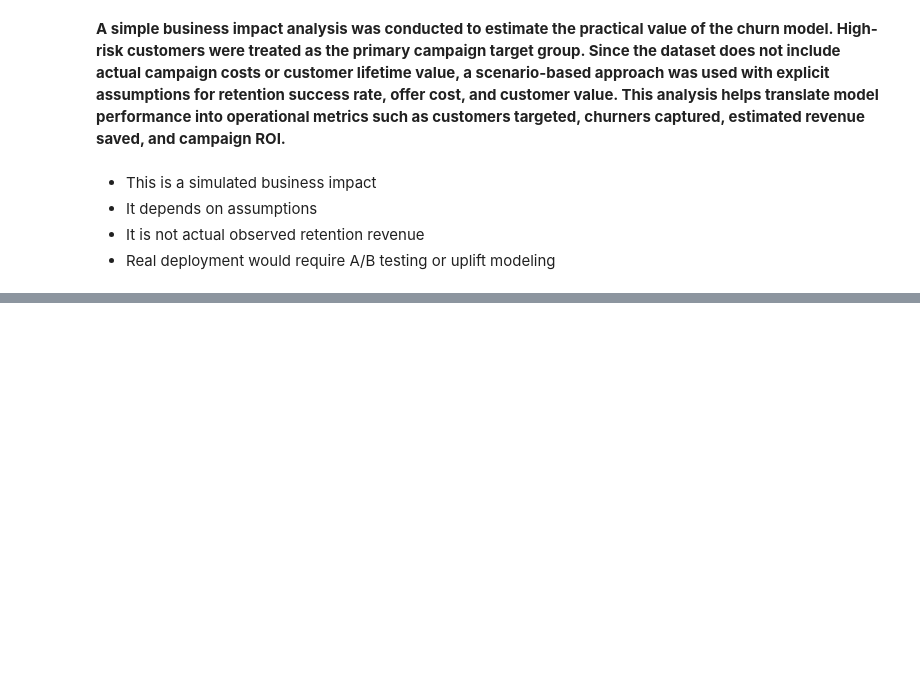
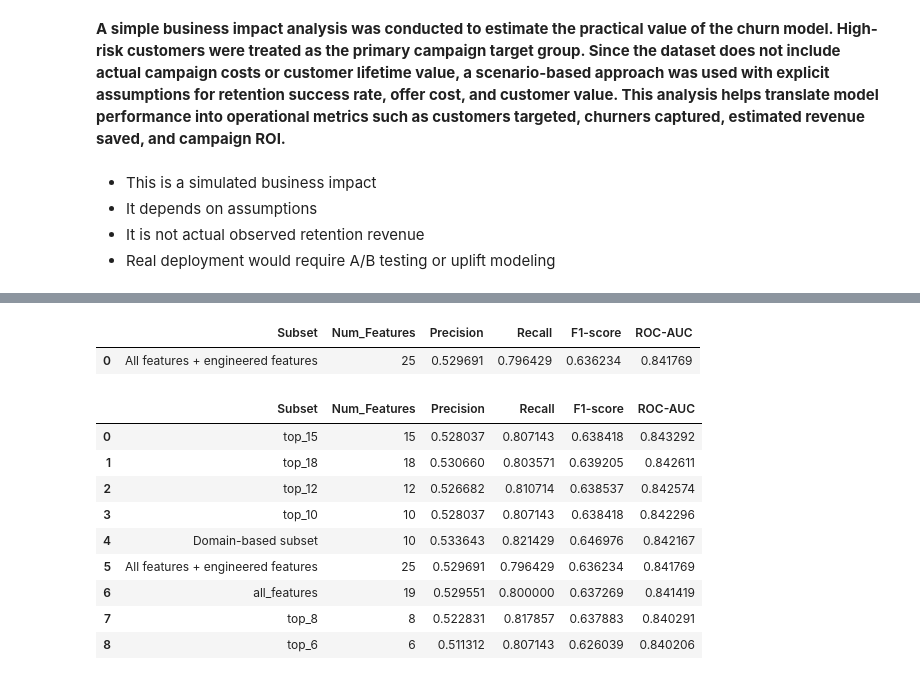
Before and after one commit to Mousumi1012/Explainable-Telecom-Churn-Prediction-and-Retention-Recommendation-System, a Jupyter notebook: 01_ibm_data_understanding.ipynb, the cells around one changed output, grey strips where cells are left out. Saved outputs shown, nothing was run; the diff lists cells and outputs as text; code cells hidden in the pictures; blank space fills up the shorter version.

```diff
--- a/01_ibm_data_understanding.ipynb
+++ b/01_ibm_data_understanding.ipynb
@@ -1730,0 +2258,15 @@ Error:
+# %%
+from sklearn.metrics import accuracy_score, precision_score, recall_score, f1_score, roc_auc_score, confusion_matrix
+
+y_val_eng_proba = eng_model.predict_proba(X_val_eng_processed)[:, 1]
+y_val_eng_pred = (y_val_eng_proba >= 0.50).astype(int)
+
+print("Engineered Feature Model - Validation Results")
+print("Accuracy :", accuracy_score(y_val, y_val_eng_pred))
+print("Precision:", precision_score(y_val, y_val_eng_pred))
+print("Recall   :", recall_score(y_val, y_val_eng_pred))
+print("F1-score :", f1_score(y_val, y_val_eng_pred))
+print("ROC-AUC  :", roc_auc_score(y_val, y_val_eng_proba))
+
+print("\nConfusion Matrix:")
+print(confusion_matrix(y_val, y_val_eng_pred))
@@ -1730,0 +2284,39 @@ Error:
+# %%
+engineered_result = pd.DataFrame([{
+    "Subset": "All features + engineered features",
+    "Num_Features": X_train_eng.shape[1],
+    "Precision": precision_score(y_val, y_val_eng_pred),
+    "Recall": recall_score(y_val, y_val_eng_pred),
+    "F1-score": f1_score(y_val, y_val_eng_pred),
+    "ROC-AUC": roc_auc_score(y_val, y_val_eng_proba)
+}])
+
+engineered_result
+# %% [output]
+|  | Subset | Num_Features | Precision | Recall | F1-score | ROC-AUC |
+| 0 | All features + engineered features | 25 | 0.529691 | 0.796429 | 0.636234 | 0.841769 |
+# %%
+comparison_df = pd.concat(
+    [
+        subset_results_df[["Subset", "Num_Features", "Precision", "Recall", "F1-score", "ROC-AUC"]],
+        domain_result[["Subset", "Num_Features", "Precision", "Recall", "F1-score", "ROC-AUC"]],
+        engineered_result
+    ],
+    ignore_index=True
+)
+
+comparison_df.sort_values(
+    by=["ROC-AUC", "F1-score", "Num_Features"],
+    ascending=[False, False, True]
+).reset_index(drop=True)
+# %% [output]
+|  | Subset | Num_Features | Precision | Recall | F1-score | ROC-AUC |
+| 0 | top_15 | 15 | 0.528037 | 0.807143 | 0.638418 | 0.843292 |
+| 1 | top_18 | 18 | 0.530660 | 0.803571 | 0.639205 | 0.842611 |
+| 2 | top_12 | 12 | 0.526682 | 0.810714 | 0.638537 | 0.842574 |
+| 3 | top_10 | 10 | 0.528037 | 0.807143 | 0.638418 | 0.842296 |
+| 4 | Domain-based subset | 10 | 0.533643 | 0.821429 | 0.646976 | 0.842167 |
+| 5 | All features + engineered features | 25 | 0.529691 | 0.796429 | 0.636234 | 0.841769 |
+| 6 | all_features | 19 | 0.529551 | 0.800000 | 0.637269 | 0.841419 |
+| 7 | top_8 | 8 | 0.522831 | 0.817857 | 0.637883 | 0.840291 |
+| 8 | top_6 | 6 | 0.511312 | 0.807143 | 0.626039 | 0.840206 |
```
Also changed, not shown: parts of 81 cells of this notebook.
